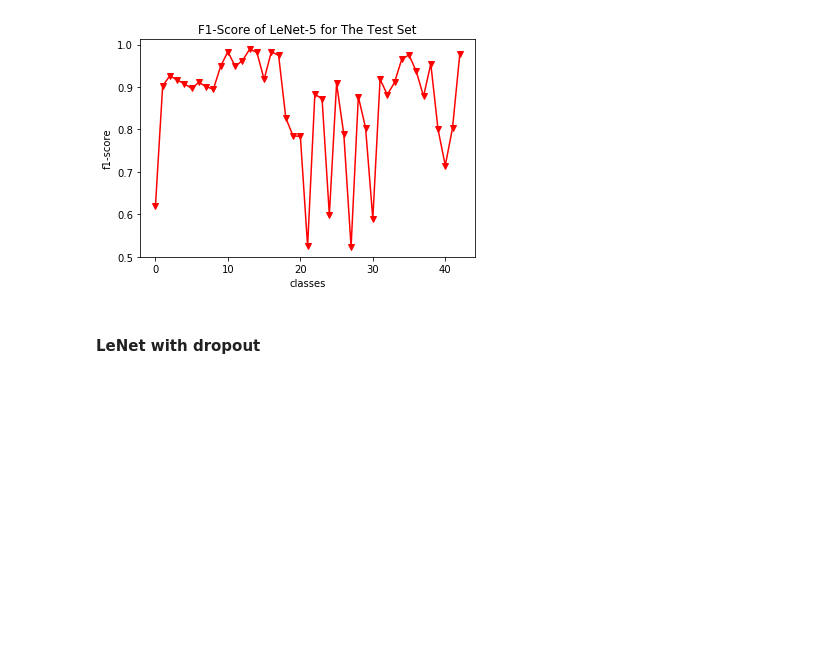
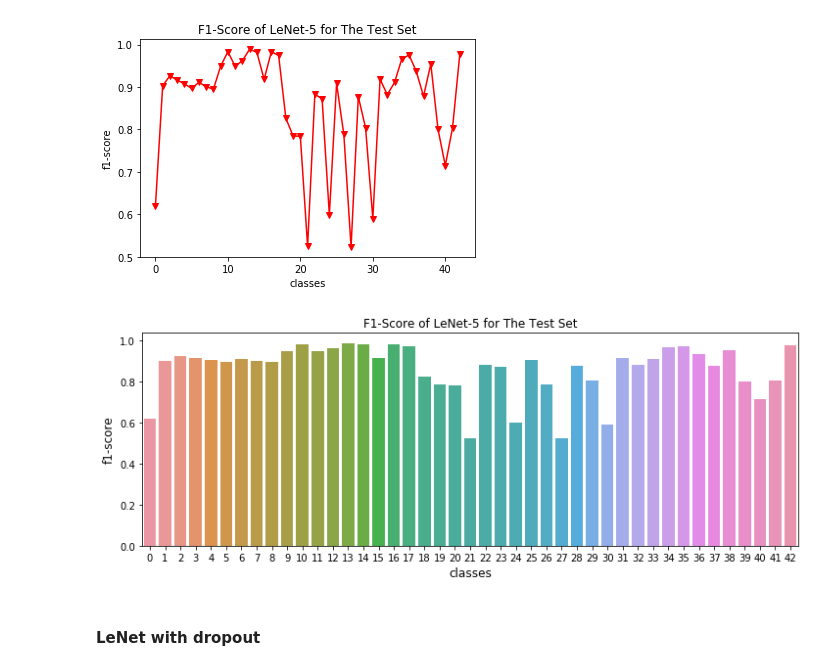
Before and after one commit to musa-atlihan/CarND-German-Traffic-Sign-Classifier-Project, a Jupyter notebook: Traffic_Sign_Classifier.ipynb, the cells around one changed output. Drawn from its saved outputs; the diff is of its cells as text; code cells hidden in the pictures; blank space fills up the shorter version.

```diff
--- a/Traffic_Sign_Classifier.ipynb
+++ b/Traffic_Sign_Classifier.ipynb
@@ -541,3 +576,18 @@ with open(path, mode='rb') as f:
+# %%
+# plot f1 scores with boxes
+path = './saved-lenet/best-test-f1-scores.pkl'
+with open(path, mode='rb') as f:
+    score_list = pickle.load(f)
+    classes = np.arange(43)
+    plt.figure(figsize=(21,7))
+    plt.title('F1-Score of LeNet-5 for The Test Set', fontsize=18)
+    plt.xlabel('class', fontsize=18)
+    plt.ylabel('f1-score', fontsize=18)
+    sns.barplot(x=classes, y=score_list)
+    plt.show()
+    plt.close()
+# %% [output]
+[figure, added]
 # %% [markdown]
 #### LeNet with dropout
 # %%
```
Also changed, not shown: parts of 4 cells of this notebook, 6 other files.
